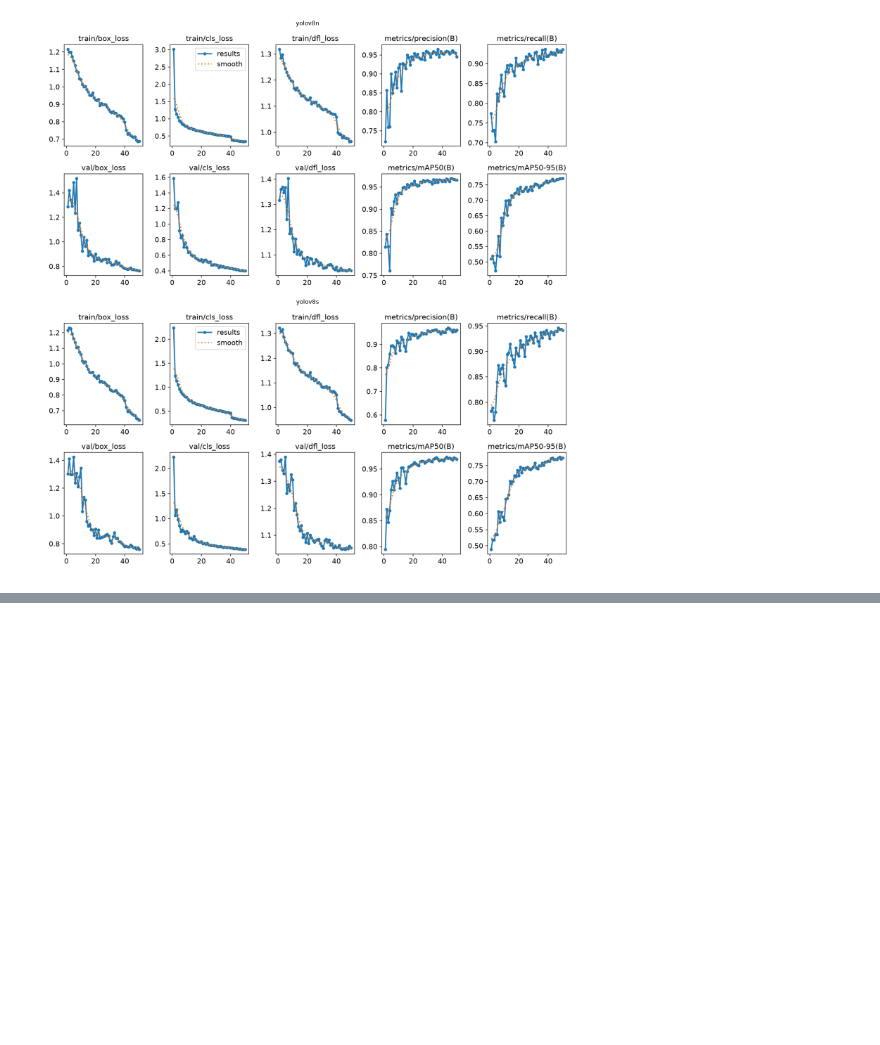
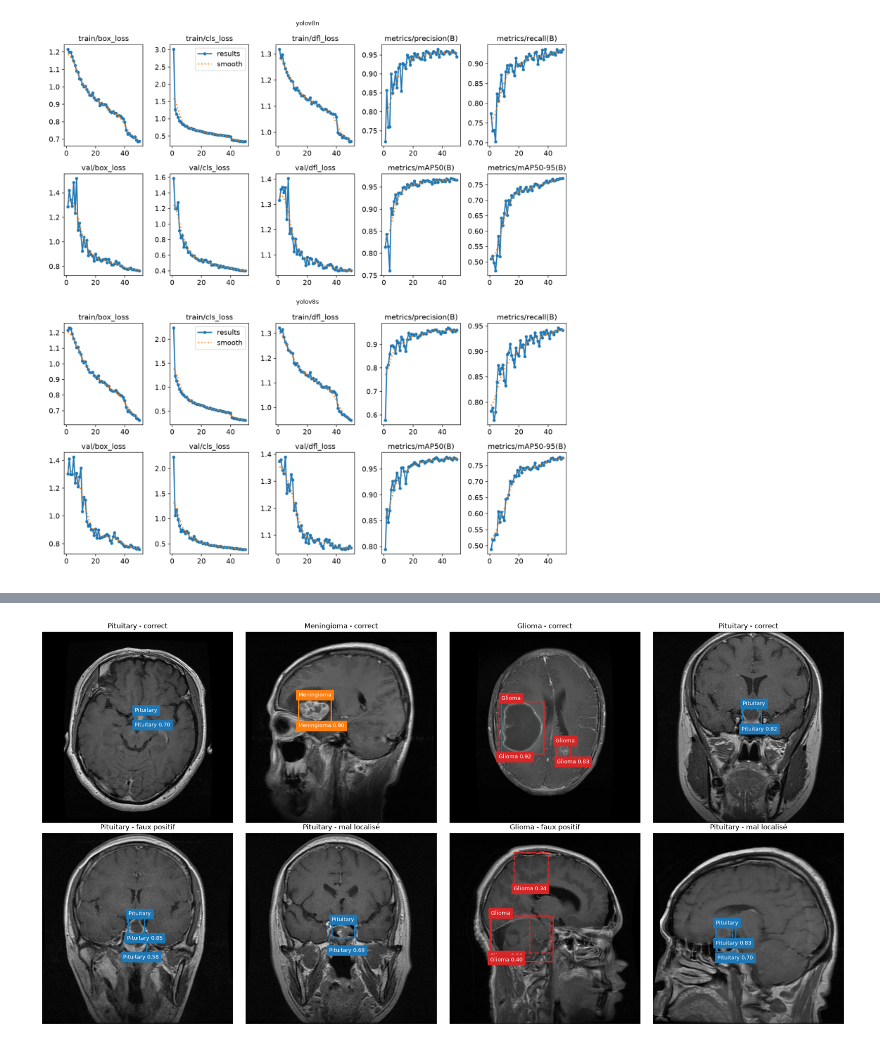
Before and after one commit to jerymy-k/DiagnosticMultimodal, a Jupyter notebook: notebooks/detection.ipynb, the cells around one changed output, grey strips where cells are left out. Drawn from its saved outputs; the diff is of its cells as text; code cells hidden in the pictures; blank space fills up the shorter version.

```diff
--- a/notebooks/detection.ipynb
+++ b/notebooks/detection.ipynb
@@ -272,0 +395,20 @@ plt.show()
+# %%
+def draw_predictions(ax, record):
+    draw_boxes(ax, record["image"], test_label_path(record["image"]))
+    for cls, conf, (x1, y1, x2, y2) in record["predictions"]:
+        ax.add_patch(patches.Rectangle((x1, y1), x2 - x1, y2 - y1, fill=False, edgecolor=COLORS[cls], linewidth=2, linestyle="--"))
+        ax.text(x1, y2 + 12, f"{CLASS_NAMES[cls]} {conf:.2f}", color="white", fontsize=9, backgroundcolor=COLORS[cls])
+    ax.set_title(f"{record['class']} - {record['status']}")
+
+
+random.seed(42)
+good = random.sample([r for r in records if r["status"] == "correct"], 4)
+bad = random.sample([r for r in records if r["status"] != "correct"], 4)
+
+fig, axes = plt.subplots(2, 4, figsize=(20, 10))
+for ax, record in zip(axes.flat, good + bad):
+    draw_predictions(ax, record)
+plt.tight_layout()
+plt.show()
+# %% [output]
+[figure, added]
```
Also changed, not shown: parts of 5 cells of this notebook.
